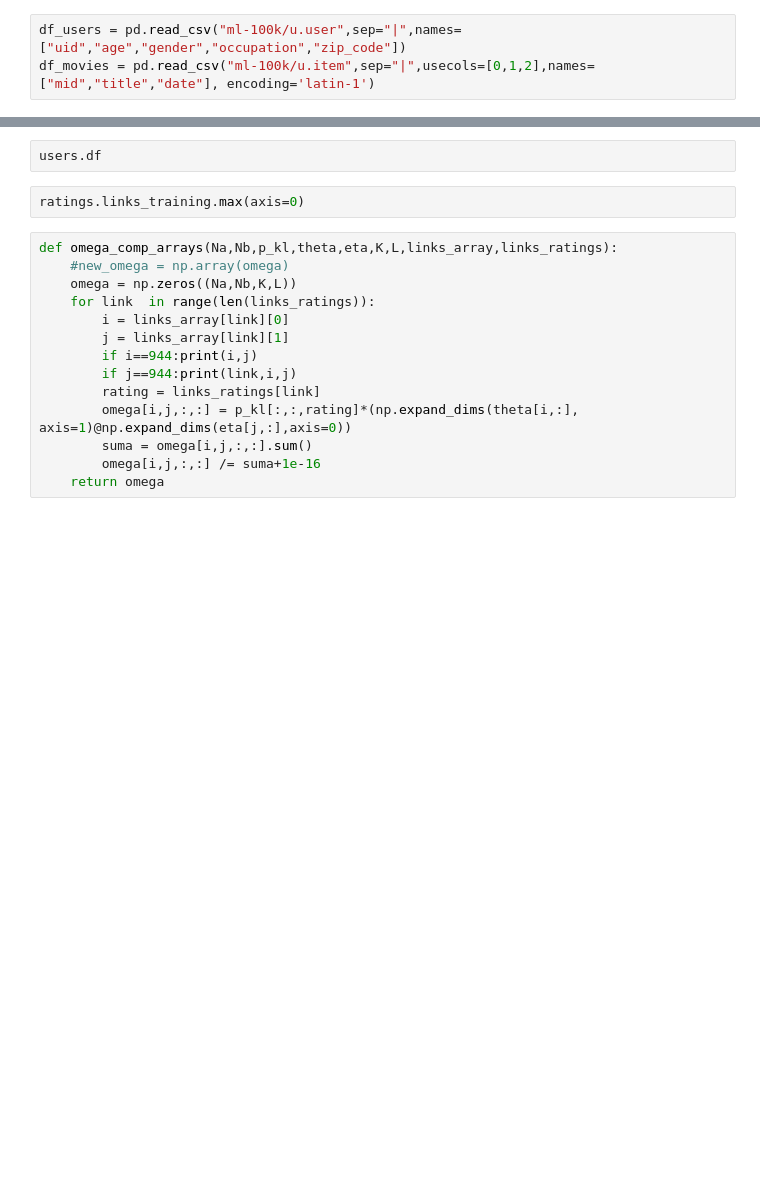
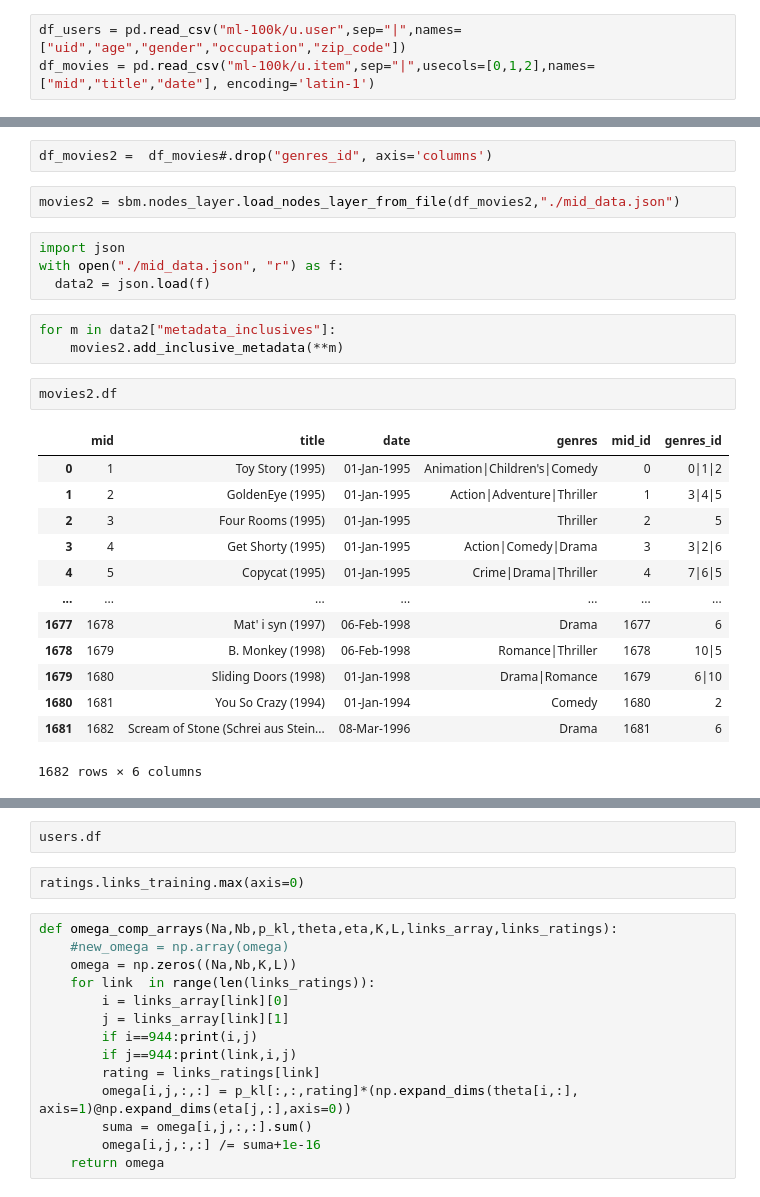
Before and after one commit to oscarcapote/MMSBM_library, a Jupyter notebook: Example and testing.ipynb, the cells around one changed output, grey strips where cells are left out. Saved outputs shown, nothing was run; the diff lists cells and outputs as text; blank space fills up the shorter version.

```diff
--- a/Example and testing.ipynb
+++ b/Example and testing.ipynb
@@ -62,0 +229,27 @@ movies.theta
+# %%
+df_movies2 =  df_movies#.drop("genres_id", axis='columns')
+# %%
+movies2 = sbm.nodes_layer.load_nodes_layer_from_file(df_movies2,"./mid_data.json")
+# %%
+import json
+with open("./mid_data.json", "r") as f:
+  data2 = json.load(f)
+# %%
+for m in data2["metadata_inclusives"]:
+    movies2.add_inclusive_metadata(**m)
+# %%
+movies2.df
+# %% [output]
+|  | mid | title | date | genres | mid_id | genres_id |
+| 0 | 1 | Toy Story (1995) | 01-Jan-1995 | Animation|Children's|Comedy | 0 | 0|1|2 |
+| 1 | 2 | GoldenEye (1995) | 01-Jan-1995 | Action|Adventure|Thriller | 1 | 3|4|5 |
+| 2 | 3 | Four Rooms (1995) | 01-Jan-1995 | Thriller | 2 | 5 |
+| 3 | 4 | Get Shorty (1995) | 01-Jan-1995 | Action|Comedy|Drama | 3 | 3|2|6 |
+| 4 | 5 | Copycat (1995) | 01-Jan-1995 | Crime|Drama|Thriller | 4 | 7|6|5 |
+| ... | ... | ... | ... | ... | ... | ... |
+| 1677 | 1678 | Mat' i syn (1997) | 06-Feb-1998 | Drama | 1677 | 6 |
+| 1678 | 1679 | B. Monkey (1998) | 06-Feb-1998 | Romance|Thriller | 1678 | 10|5 |
+| 1679 | 1680 | Sliding Doors (1998) | 01-Jan-1998 | Drama|Romance | 1679 | 6|10 |
+| 1680 | 1681 | You So Crazy (1994) | 01-Jan-1994 | Comedy | 1680 | 2 |
+| 1681 | 1682 | Scream of Stone (Schrei aus Stein... | 08-Mar-1996 | Drama | 1681 | 6 |
+1682 rows × 6 columns
```
Also changed, not shown: parts of 36 cells of this notebook.
